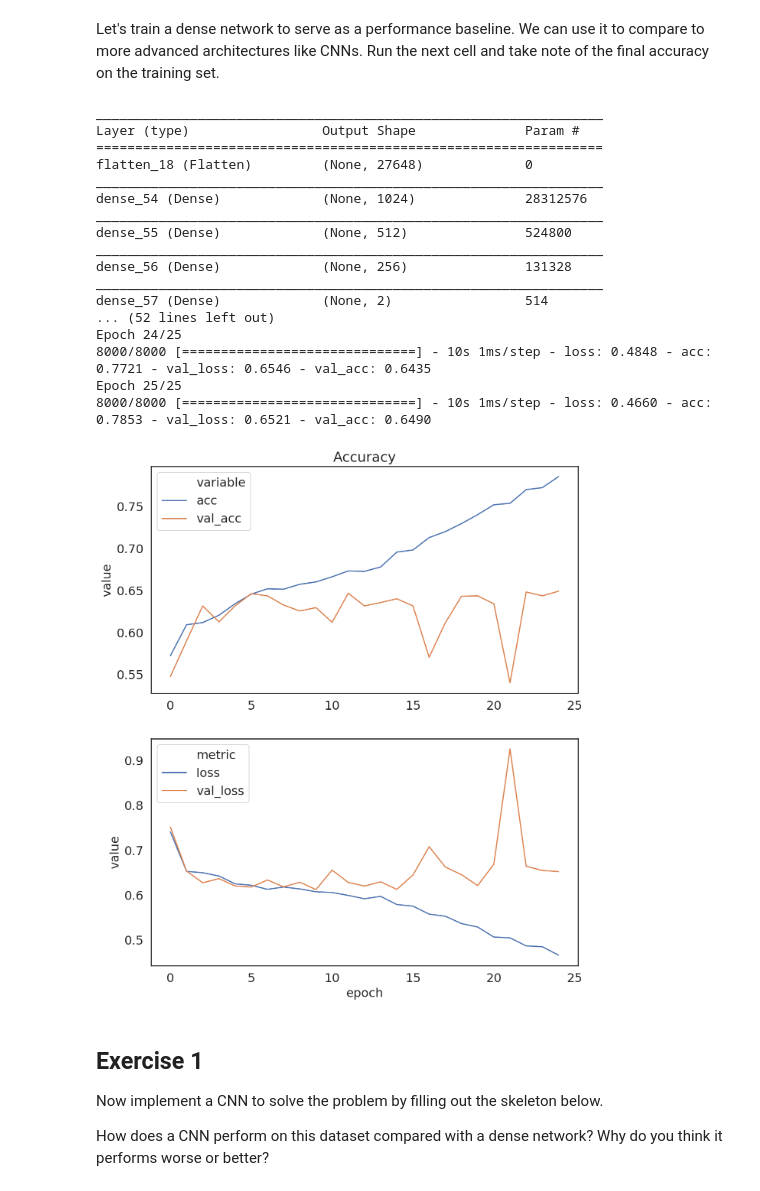
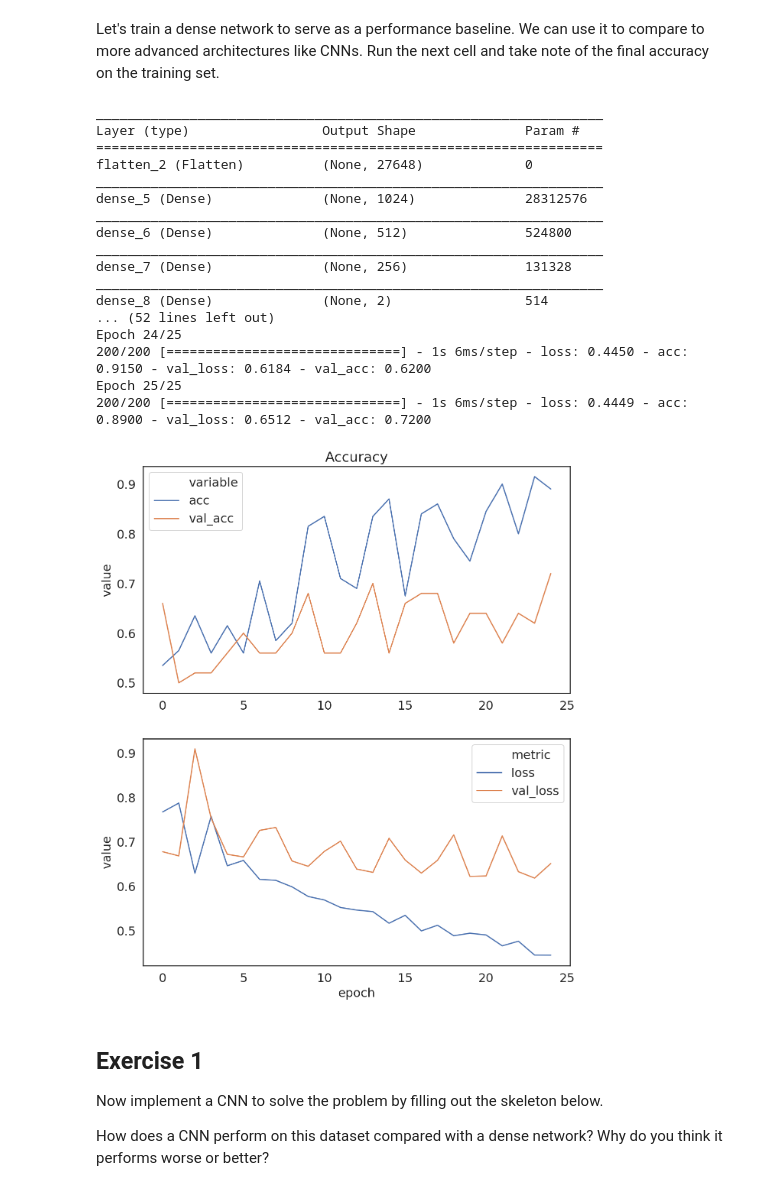
Before and after one commit to sara-nl/elixir-dl, a Jupyter notebook: 04-improving-neural-networks.ipynb, the cells around one changed output. Drawn from its saved outputs; the diff is of its cells as text; code cells hidden in the pictures.

```diff
--- a/04-improving-neural-networks.ipynb
+++ b/04-improving-neural-networks.ipynb
@@ -13,9 +13,16 @@ Let's load the data, and plot the first 16 images:
 import lib
 import keras
 
+%matplotlib inline
 %config InlineBackend.figure_format = 'retina'
 
 X, Y, labels = lib.dataset_pcam()
+print(X.shape)
+X = X[:1000]
+Y = Y[:1000]
+
+import numpy as np
+print(np.unique(np.argmax(Y, axis=1), return_counts=True))
 
 print('Data set size: {}'.format(X.shape))
 
@@ -27,38 +37,38 @@ Let's train a dense network to serve as a performance baseline. We can use it to
 # %%
 from keras.models import Sequential
 from keras.layers import Flatten, Dense
 from keras.optimizers import Adam
 
 model = Sequential()
 model.add(Flatten(input_shape=X.shape[1:]))
 model.add(Dense(1024, activation='relu'))
 model.add(Dense(512, activation='relu'))
 model.add(Dense(256, activation='relu'))
 model.add(Dense(2, activation='softmax'))
 model.summary()
 
-model.compile(Adam(lr=0.0001), loss="categorical_crossentropy", metrics=["accuracy"])
-history = model.fit(X, Y, validation_split=0.2, epochs=25, batch_size=32)
+model.compile(Adam(lr=0.00001), loss="categorical_crossentropy", metrics=["accuracy"])
+history = model.fit(X, Y, validation_split=0.2, epochs=25, batch_size=128)
 lib.plot_history(history);
 # %% [output]
 _________________________________________________________________
 Layer (type)                 Output Shape              Param #
 =================================================================
-flatten_18 (Flatten)         (None, 27648)             0
+flatten_2 (Flatten)          (None, 27648)             0
 _________________________________________________________________
-dense_54 (Dense)             (None, 1024)              28312576
+dense_5 (Dense)              (None, 1024)              28312576
 _________________________________________________________________
-dense_55 (Dense)             (None, 512)               524800
+dense_6 (Dense)              (None, 512)               524800
 _________________________________________________________________
-dense_56 (Dense)             (None, 256)               131328
+dense_7 (Dense)              (None, 256)               131328
 _________________________________________________________________
-dense_57 (Dense)             (None, 2)                 514
+dense_8 (Dense)              (None, 2)                 514
 ... (52 lines left out)
 Epoch 24/25
-8000/8000 [==============================] - 10s 1ms/step - loss: 0.4848 - acc: 0.7721 - val_loss: 0.6546 - val_acc: 0.6435
+200/200 [==============================] - 1s 6ms/step - loss: 0.4450 - acc: 0.9150 - val_loss: 0.6184 - val_acc: 0.6200
 Epoch 25/25
-8000/8000 [==============================] - 10s 1ms/step - loss: 0.4660 - acc: 0.7853 - val_loss: 0.6521 - val_acc: 0.6490
+200/200 [==============================] - 1s 6ms/step - loss: 0.4449 - acc: 0.8900 - val_loss: 0.6512 - val_acc: 0.7200
-[figure, old version]
+[figure, new version]
 # %% [markdown]
 ## Exercise 1
 Now implement a CNN to solve the problem by filling out the skeleton below.
```
Also changed, not shown: parts of 6 cells of this notebook, 1 other file.
